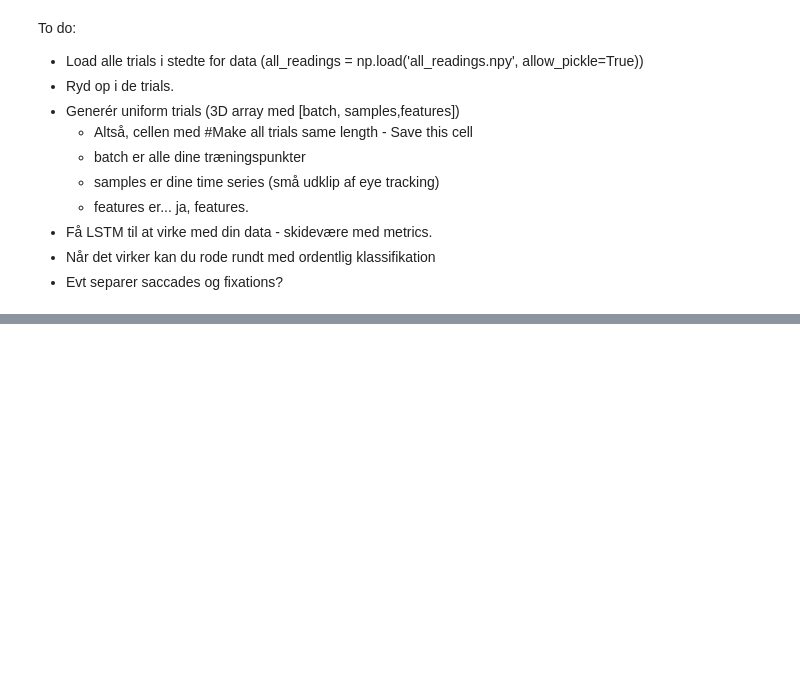
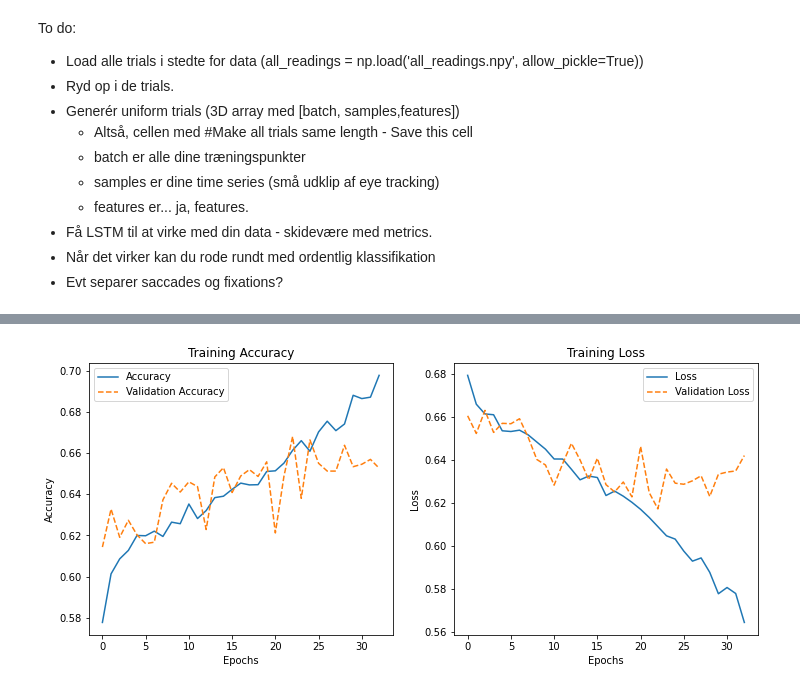
Before and after one commit to kroglkt/CogSci3, a Jupyter notebook: LSTM.ipynb, the cells around one changed output, grey strips where cells are left out. Drawn from its saved outputs; the diff is of its cells as text; code cells hidden in the pictures; blank space fills up the shorter version.

```diff
--- a/LSTM.ipynb
+++ b/LSTM.ipynb
@@ -200,0 +301,20 @@ model.evaluate(X_test, y_test)
+# %%
+fig = plt.figure(figsize=(12,5))
+hist = models[29][1].history
+plt.subplot(1,2,1)
+plt.title("Training Accuracy")
+plt.plot(history.history['binary_accuracy'], label="Accuracy")
+plt.plot(history.history['val_binary_accuracy'], '--', label="Validation Accuracy")
+plt.xlabel("Epochs")
+plt.ylabel("Accuracy")
+plt.legend()
+
+plt.subplot(1,2,2)
+plt.title("Training Loss")
+plt.plot(history.history['loss'], label="Loss")
+plt.plot(history.history['val_loss'], '--', label="Validation Loss")
+plt.xlabel("Epochs")
+plt.ylabel("Loss")
+plt.legend();
+# %% [output]
+[figure, added]
```
Also changed, not shown: parts of 16 cells of this notebook.
